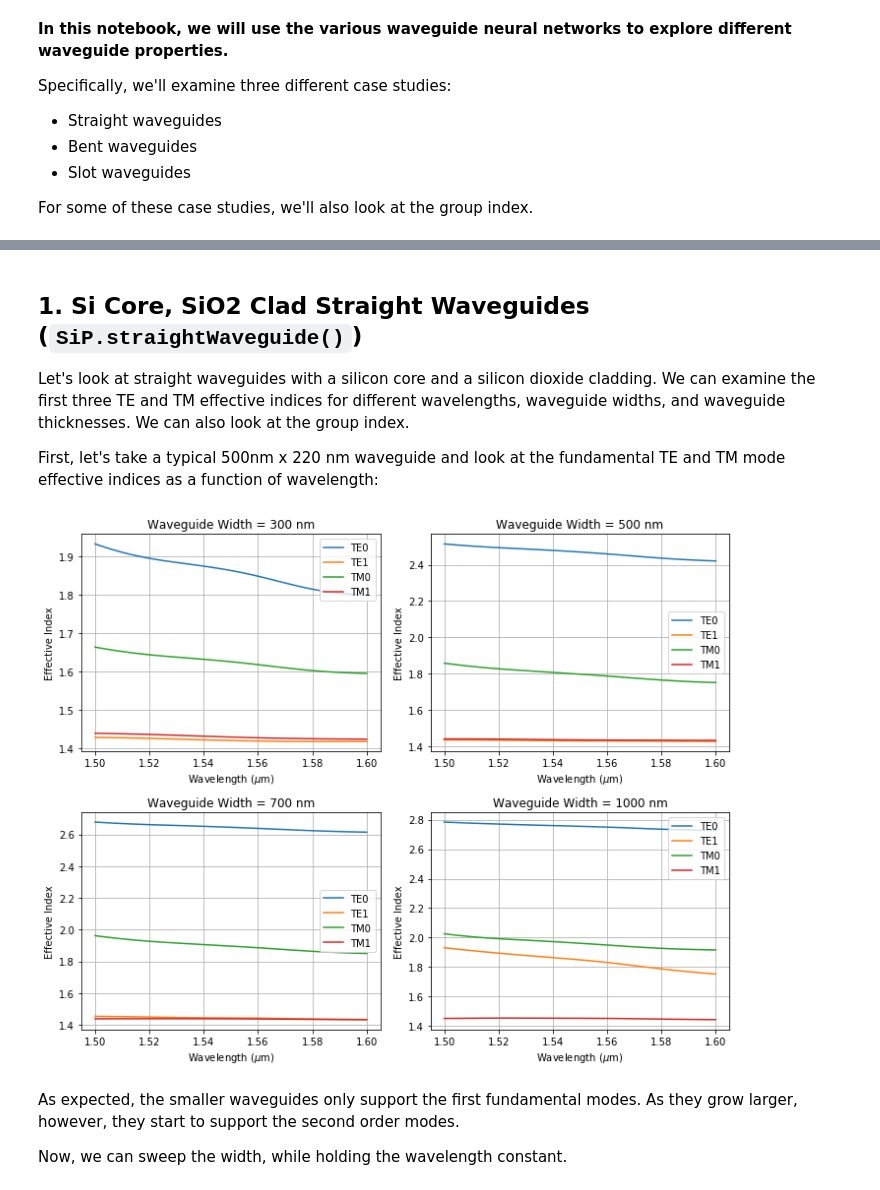
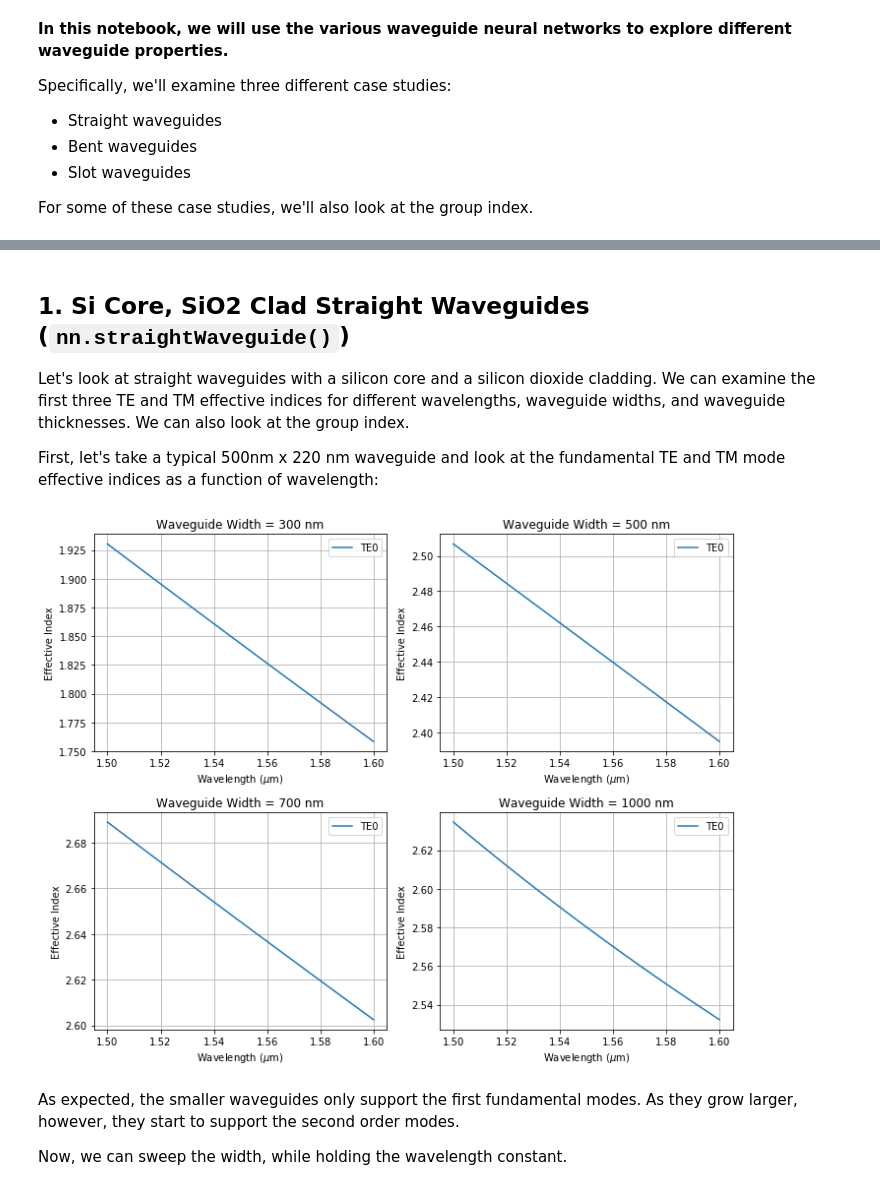
Before and after one commit to BYUCamachoLab/SiPANN, a Jupyter notebook: examples/waveguide.ipynb, the cells around one changed output, grey strips where cells are left out. Cells and saved outputs as stored; diff of their text form; code cells hidden in the pictures.

```diff
--- a/examples/waveguide.ipynb
+++ b/examples/waveguide.ipynb
@@ -24,5 +28,5 @@ INFO:tensorflow:Restoring parameters from /Users/alechammond/Documents/GitHub/Si
 # %% [markdown]
-## 1. Si Core, SiO2 Clad Straight Waveguides (`SiP.straightWaveguide()`)
+## 1. Si Core, SiO2 Clad Straight Waveguides (`nn.straightWaveguide()`)
 
 Let's look at straight waveguides with a silicon core and a silicon dioxide cladding. We can examine the first three TE and TM effective indices for different wavelengths, waveguide widths, and waveguide thicknesses. We can also look at the group index.
 
@@ -30,28 +34,28 @@ First, let's take a typical 500nm x 220 nm waveguide and look at the fundamental
 # %%
 # All units are in microns
 wavelength = np.linspace(1.5,1.6,100)
 width      = np.array([0.3,0.5,0.7,1])
 thickness  = 0.22
-TE0,TE1,TE2,TM0,TM1,TM2 = SiP.straightWaveguide(wavelength,width,thickness)
+TE0 = nn.straightWaveguide(wavelength,width,thickness)
 
 
 # Iterate through all the waveguide widths
 plt.figure(figsize=(10, 8))
 for k in range(width.size):
     plt.subplot(2,2,k+1)
     plt.plot(wavelength,TE0[:,k,0],label='TE0')
-    plt.plot(wavelength,TE1[:,k,0],label='TE1')
-    plt.plot(wavelength,TM0[:,k,0],label='TM0')
-    plt.plot(wavelength,TM1[:,k,0],label='TM1')
+#     plt.plot(wavelength,TE1[:,k,0],label='TE1')
+#     plt.plot(wavelength,TM0[:,k,0],label='TM0')
+#     plt.plot(wavelength,TM1[:,k,0],label='TM1')
     plt.grid(True)
     plt.title("Waveguide Width = {0:.0f} nm".format(width[k]*1e3))
     plt.xlabel('Wavelength ($\mu$m)')
     plt.ylabel('Effective Index')
     plt.legend()
 plt.tight_layout()
 plt.show()
 # %% [output]
-[figure, old version]
+[figure, new version]
 # %% [markdown]
 As expected, the smaller waveguides only support the first fundamental modes. As they grow larger, however, they start to support the second order modes.
 
```
Also changed, not shown: parts of 7 cells of this notebook, 9 other files.
